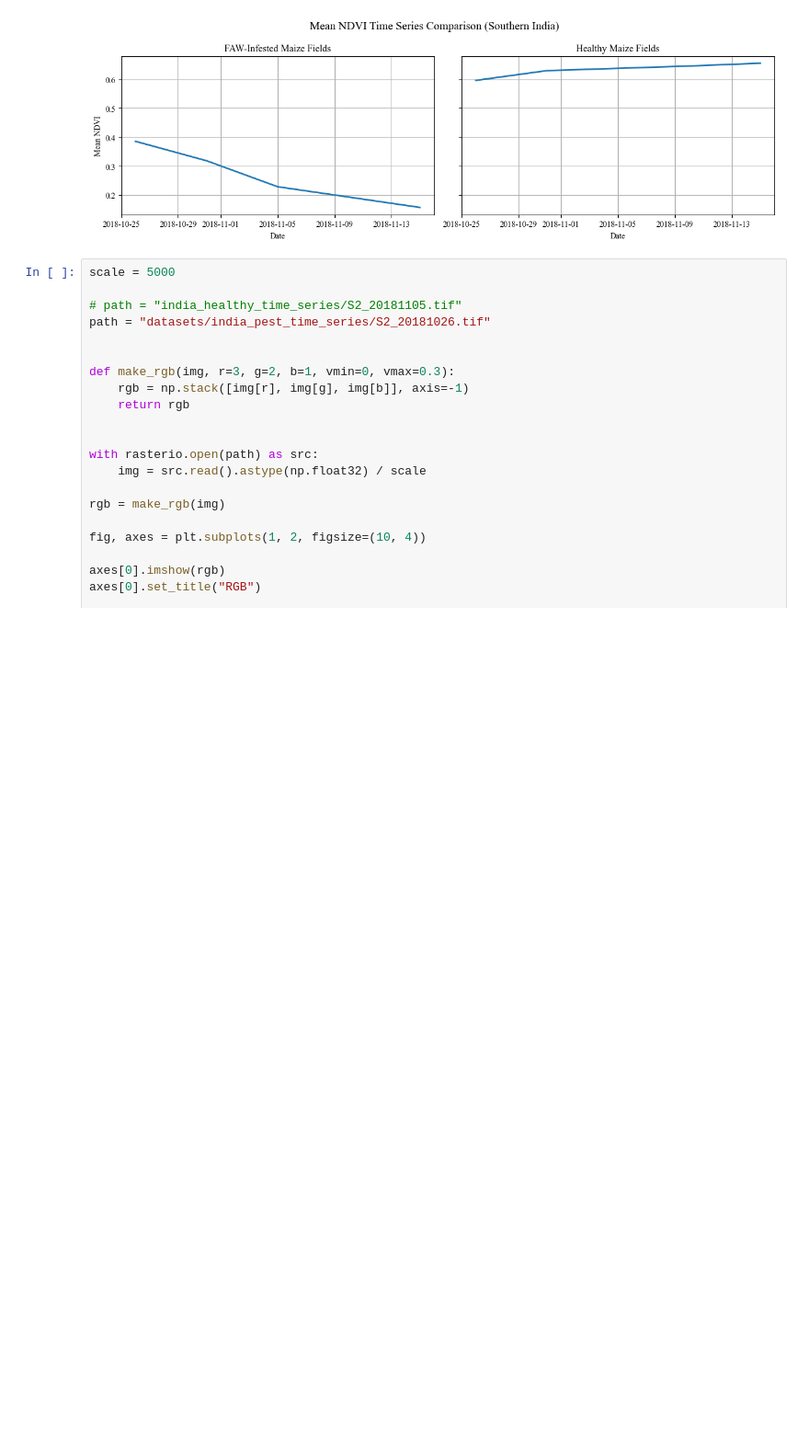
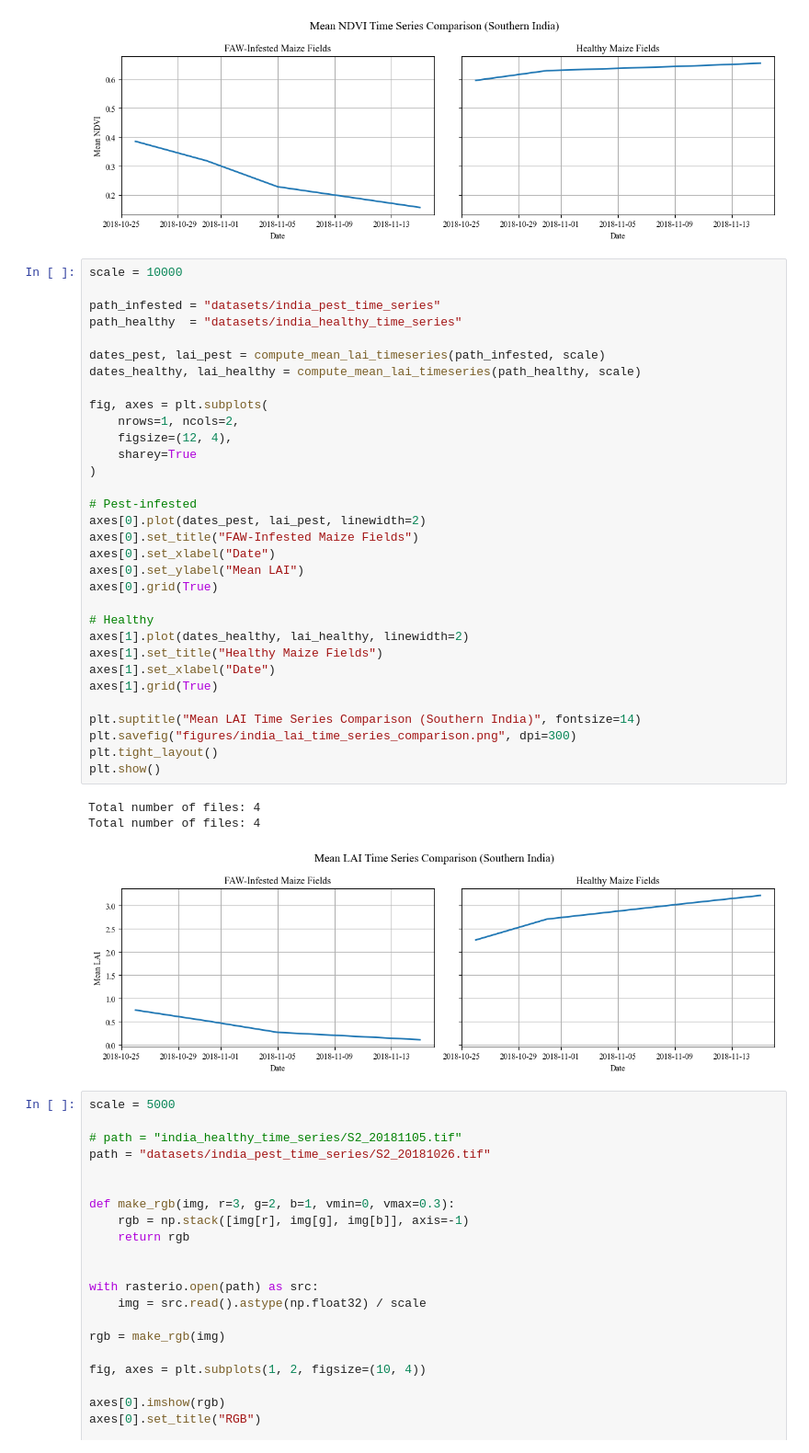
Before and after one commit to fekenzofugi/rsad-time-series, a Jupyter notebook: india.ipynb, the cells around one changed output. Shown at 92% size. Cells and saved outputs as stored; diff of their text form; blank space fills up the shorter version.

```diff
--- a/india.ipynb
+++ b/india.ipynb
@@ -485,6 +524,42 @@ plt.show()
 Total number of files: 4
 Total number of files: 4
 [figure]
+# %%
+scale = 10000
+
+path_infested = "datasets/india_pest_time_series"
+path_healthy  = "datasets/india_healthy_time_series"
+
+dates_pest, lai_pest = compute_mean_lai_timeseries(path_infested, scale)
+dates_healthy, lai_healthy = compute_mean_lai_timeseries(path_healthy, scale)
+
+fig, axes = plt.subplots(
+    nrows=1, ncols=2,
+    figsize=(12, 4),
+    sharey=True
+)
+
+# Pest-infested
+axes[0].plot(dates_pest, lai_pest, linewidth=2)
+axes[0].set_title("FAW-Infested Maize Fields")
+axes[0].set_xlabel("Date")
+axes[0].set_ylabel("Mean LAI")
+axes[0].grid(True)
+
+# Healthy
+axes[1].plot(dates_healthy, lai_healthy, linewidth=2)
+axes[1].set_title("Healthy Maize Fields")
+axes[1].set_xlabel("Date")
+axes[1].grid(True)
+
+plt.suptitle("Mean LAI Time Series Comparison (Southern India)", fontsize=14)
+plt.savefig("figures/india_lai_time_series_comparison.png", dpi=300)
+plt.tight_layout()
+plt.show()
+# %% [output]
+Total number of files: 4
+Total number of files: 4
+[figure, added]
 # %%
 scale = 5000
 
```
Also changed, not shown: parts of 8 cells of this notebook, 9 other files.
